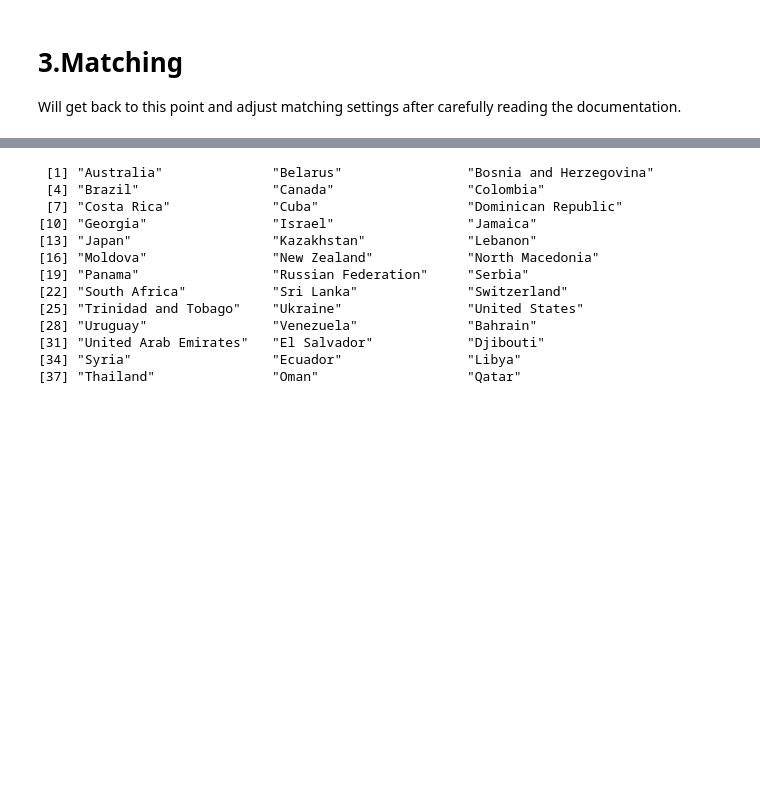
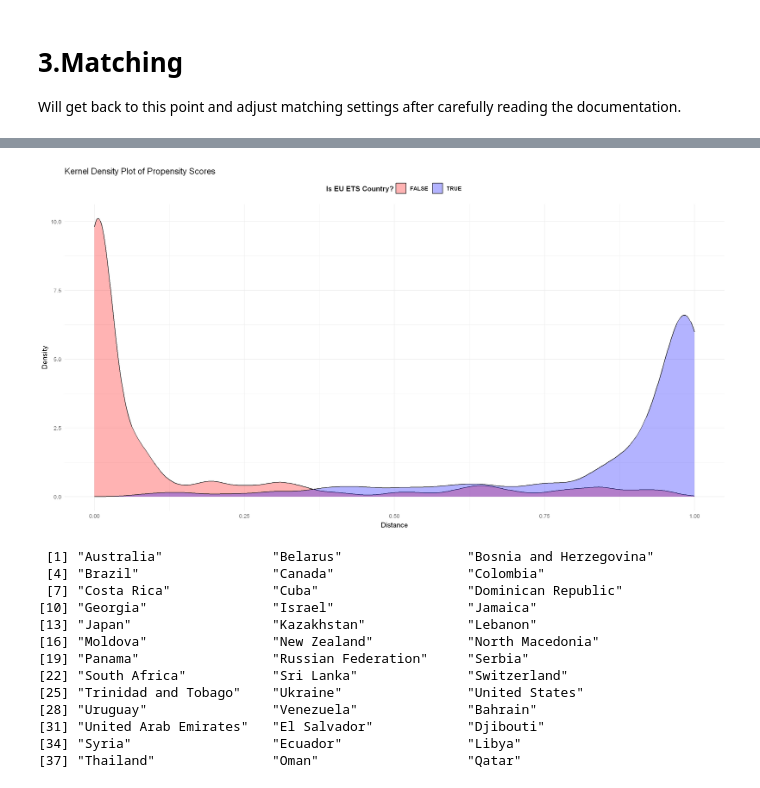
Before and after one commit to huseyinpolat-ds/UW_WNE_DSBA_Master_Thesis_437969, a Jupyter notebook: Thesis_EDA.ipynb, the cells around one changed output, grey strips where cells are left out. Drawn from its saved outputs; the diff is of its cells as text; code cells hidden in the pictures; blank space fills up the shorter version.

```diff
--- a/Thesis_EDA.ipynb
+++ b/Thesis_EDA.ipynb
@@ -808,4 +830,23 @@ Discarded       0       0
 [figure]
+# %%
+matched_subset$is_eu_ets_binary = ifelse(matched_subset$is_eu_ets == 1, TRUE,FALSE)
+
+# Create the kernel density plot
+kernel_density_plot <- ggplot(matched_subset, aes(x = distance, fill = factor(is_eu_ets_binary))) +
+  geom_density(alpha = 0.3) +  # Adjust transparency
+  labs(title = "Kernel Density Plot of Propensity Scores", x = "Distance", y = "Density", fill = "Is EU ETS Country?") +
+  scale_fill_manual(values = c("TRUE" = "blue", "FALSE" = "red")) +  # Define colors
+  theme_minimal() +
+  theme(
+    legend.position = "top",  # Position legend on top
+    legend.title = element_text(face = "bold"),  # Bold legend title
+    legend.text = element_text(face = "bold")  # Bold legend text
+  )
+
+# Display the plot
+print(kernel_density_plot)
+# %% [output]
+[figure, added]
 # %%
 # Check list of non EU ETS countries in matched sample
 unique(matched_subset[matched_subset$is_eu_ets == FALSE,"country"])
```
Also changed, not shown: parts of 10 cells of this notebook.
